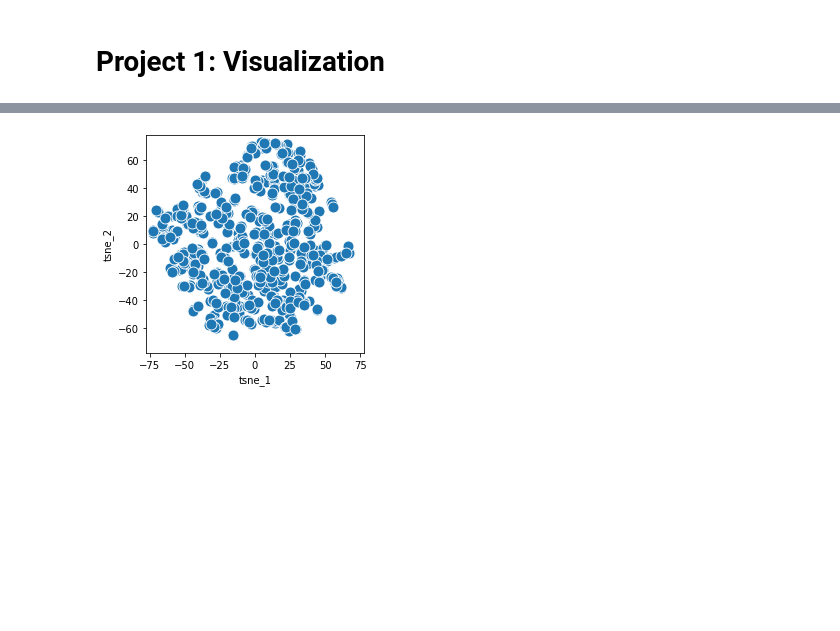
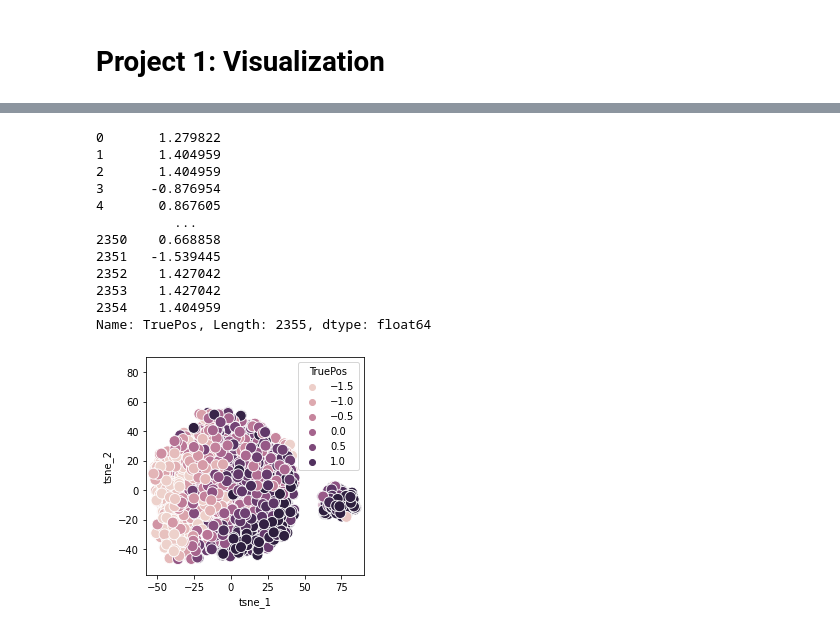
Before and after one commit to ofiore/BasketballClusteringCSE5825, a Jupyter notebook: Project1.ipynb, the cells around one changed output, grey strips where cells are left out. Cells and saved outputs as stored; diff of their text form; code cells hidden in the pictures; blank space fills up the shorter version.

Commit message:
graphs and df

```diff
--- a/Project1.ipynb
+++ b/Project1.ipynb
@@ -10,0 +9,7 @@ df=pd.read_csv('Data.csv')
+# %%
+df=pd.read_csv('Code/Trying.csv')
+print(df.shape)
+#df=df[df['G']>20]
+print(df.shape)
+#df=df[df['MP']>=5]
+print(df.shape)
@@ -27,12 +36,10 @@ df
 # %%
 columns=df.columns.values.tolist()
-print(columns)
-columns_wanted=['G','3P','3P%','2P','2P%','FT%','ORB','DRB','AST','STL','BLK','TOV','PTS','ORB%','DRB%','AST%','STL%','BLK%','USG%','PG%','SG%','SF%','PF%','C%','PGA','Blkd','Dist.','%2PFGA','0-3%FGA','3-10%FGA','10-16%FGA','16-3P%FGA','%3PFGA','0-3FG%','3-10FG%','10-16FG%','16-3PFG%','2P%A','3P%A','Dunk%FGA','C3%3PA','C33P%']
+columns_wanted=['eFG%', 'FT%', 'TRB', 'AST', 'STL', 'BLK', 'TOV', 'LostBall', 'Dist.', '%2PFGA', '3P%', '0-3%FGA', '3-10%FGA', '10-16%FGA', '16-3P%FGA', '0-3FG%', '3-10FG%', '10-16FG%', '16-3PFG%', '2P%A', '3P%A', 'Dunk%FGA', 'PG%','SG%','SF%','PF%','C%','C3%3PA']
 columns_not_wanted=[]
 for i in columns:
     if i not in columns_wanted:
         columns_not_wanted.append(i)
-print(columns_not_wanted)
 
 #how to combine players that are traded mid season
 df_stats=df.drop(columns=columns_not_wanted)
@@ -128,0 +95,14 @@ normalized_df
+# %%
+#PF% PG% AF% and SG%
+#normalized_df.to_csv('normalized_df.csv')
+#normalized_df
+
+df_stats['PG%']
+convert_dict={}
+for i in columns_wanted:
+    convert_dict[i]=float
+print(convert_dict)
+
+df_stats=df_stats.astype(convert_dict)
+df_stats=df_stats.fillna(0)
+df_stats
@@ -128,0 +124,7 @@ normalized_df
+# %%
+df_stats['TruePos'] = (df_stats['PG%'] * 1 + df_stats['SG%'] *2 + df_stats['SF%'] * 3 + df_stats['PF%'] *4 + df_stats['C%'] * 5) / 100
+df_stats['TruePos']
+df_stats=df_stats.drop(columns=['PG%','SG%','SF%','PF%','C%'])
+df_stats
+
+sns.histplot(df_stats['TruePos'])
@@ -129,20 +154,33 @@ normalized_df
 # %%
 from sklearn.manifold import TSNE
 import seaborn as sns
 normalized_df=normalized_df.fillna(0)
 #figure out more of these values and see how they end up impacting the values,
 #maybe find out how many clear clusters we would like then run knn, would this knn show
 #properly on this data, wed do this by doing a y similar to https://danielmuellerkomorowska.com/2021/01/05/introduction-to-t-sne-in-python-with-scikit-learn/
-tsne=TSNE(n_components=2,perplexity=5,early_exaggeration=15)
+tsne=TSNE(n_components=2)
 tsne_result=tsne.fit_transform(normalized_df)
 tsne_result.shape
 
 tsne_result_df = pd.DataFrame({'tsne_1': tsne_result[:,0], 'tsne_2': tsne_result[:,1]})
 fig, ax = plt.subplots(1)
-sns.scatterplot(x='tsne_1', y='tsne_2', data=tsne_result_df, ax=ax,s=120)
+sns.scatterplot(x='tsne_1', y='tsne_2', data=tsne_result_df, ax=ax,s=120,hue = normalized_df['TruePos'])
 lim = (tsne_result.min()-5, tsne_result.max()+5)
 ax.set_xlim(lim)
 ax.set_ylim(lim)
 ax.set_aspect('equal')
+normalized_df['TruePos']
 # %% [output]
+0       1.279822
+1       1.404959
+2       1.404959
+3      -0.876954
+4       0.867605
+          ...
+2350    0.668858
+2351   -1.539445
+2352    1.427042
+2353    1.427042
+2354    1.404959
+Name: TruePos, Length: 2355, dtype: float64
-[figure, old version]
+[figure, new version]
```
Also changed, not shown: parts of 12 cells of this notebook, 3 other files.
